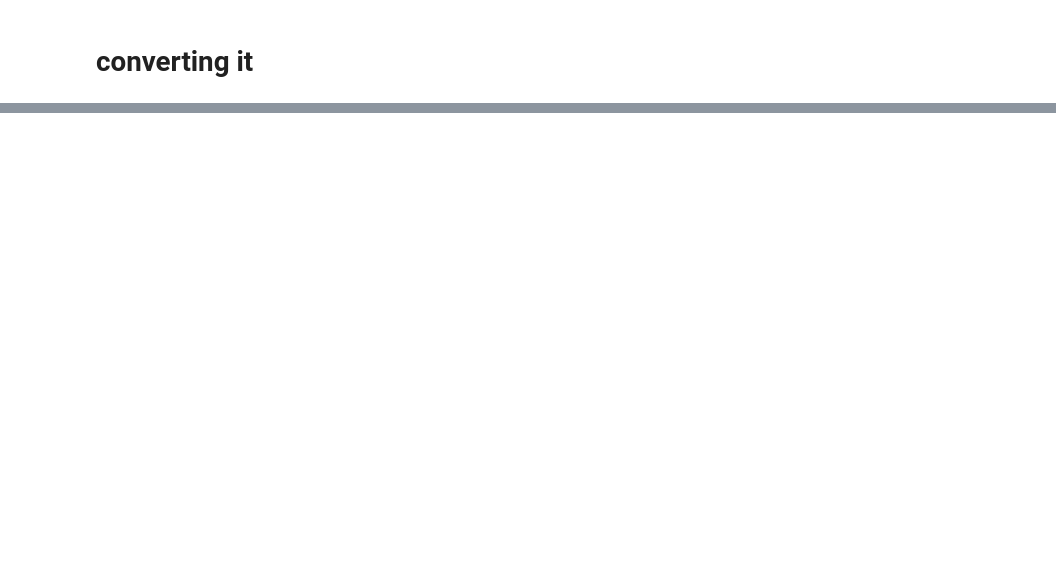
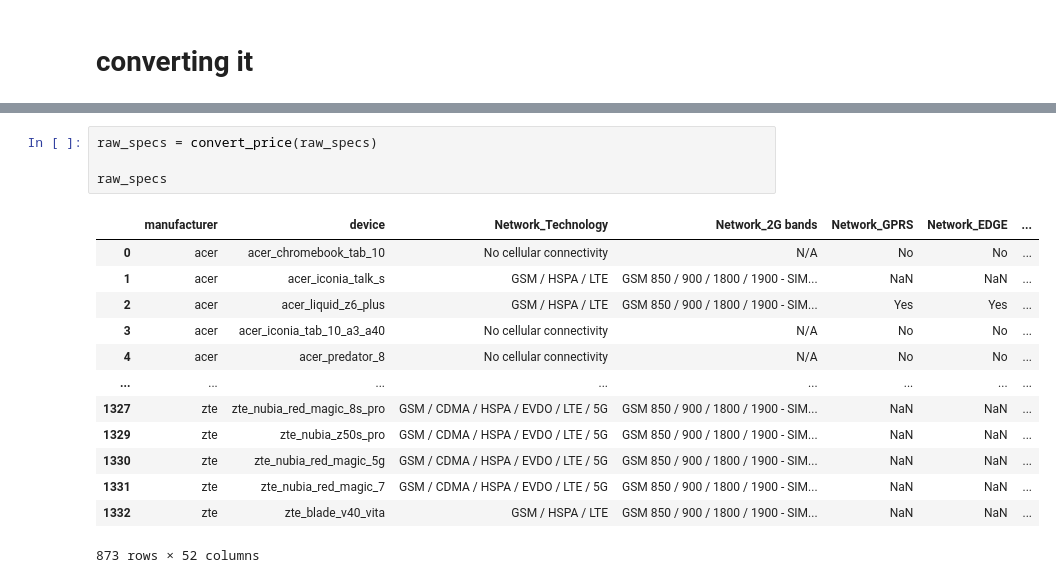
Before and after one commit to TaoseefAziz/final_project, a Jupyter notebook: notebooks/bryan_processing.ipynb, the cells around one changed output, grey strips where cells are left out. Drawn from its saved outputs; the diff is of its cells as text; blank space fills up the shorter version.

Commit message:
[ft] price processing

```diff
--- a/notebooks/bryan_processing.ipynb
+++ b/notebooks/bryan_processing.ipynb
@@ -26,0 +85,18 @@ raw_specs
+# %%
+raw_specs = convert_price(raw_specs)
+
+raw_specs
+# %% [output]
+|  | manufacturer | device | Network_Technology | Network_2G bands | Network_GPRS | Network_EDGE | ... |
+| 0 | acer | acer_chromebook_tab_10 | No cellular connectivity | N/A | No | No | ... |
+| 1 | acer | acer_iconia_talk_s | GSM / HSPA / LTE | GSM 850 / 900 / 1800 / 1900 - SIM... | NaN | NaN | ... |
+| 2 | acer | acer_liquid_z6_plus | GSM / HSPA / LTE | GSM 850 / 900 / 1800 / 1900 - SIM... | Yes | Yes | ... |
+| 3 | acer | acer_iconia_tab_10_a3_a40 | No cellular connectivity | N/A | No | No | ... |
+| 4 | acer | acer_predator_8 | No cellular connectivity | N/A | No | No | ... |
+| ... | ... | ... | ... | ... | ... | ... | ... |
+| 1327 | zte | zte_nubia_red_magic_8s_pro | GSM / CDMA / HSPA / EVDO / LTE / 5G | GSM 850 / 900 / 1800 / 1900 - SIM... | NaN | NaN | ... |
+| 1329 | zte | zte_nubia_z50s_pro | GSM / CDMA / HSPA / EVDO / LTE / 5G | GSM 850 / 900 / 1800 / 1900 - SIM... | NaN | NaN | ... |
+| 1330 | zte | zte_nubia_red_magic_5g | GSM / CDMA / HSPA / EVDO / LTE / 5G | GSM 850 / 900 / 1800 / 1900 - SIM... | NaN | NaN | ... |
+| 1331 | zte | zte_nubia_red_magic_7 | GSM / CDMA / HSPA / EVDO / LTE / 5G | GSM 850 / 900 / 1800 / 1900 - SIM... | NaN | NaN | ... |
+| 1332 | zte | zte_blade_v40_vita | GSM / HSPA / LTE | GSM 850 / 900 / 1800 / 1900 - SIM... | NaN | NaN | ... |
+873 rows × 52 columns
```
Also changed, not shown: parts of 5 cells of this notebook, 1 other file.
